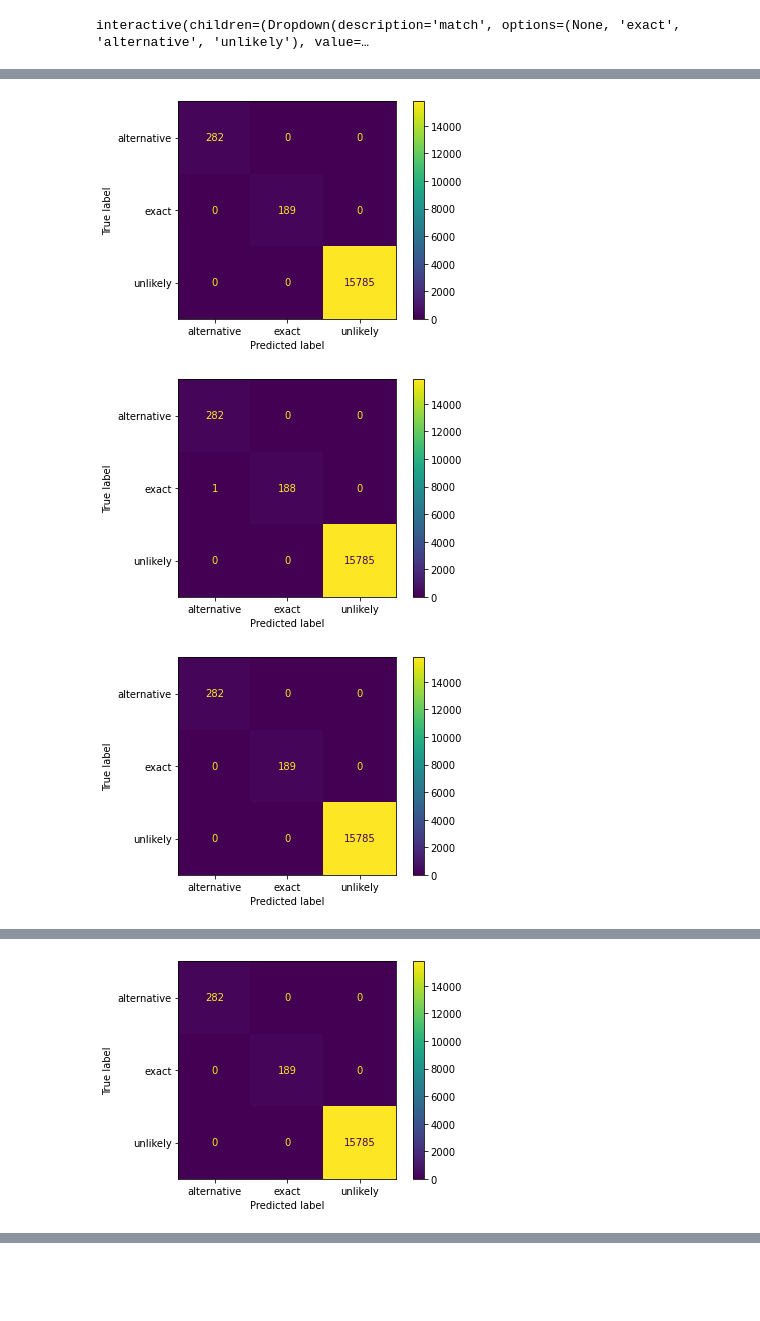
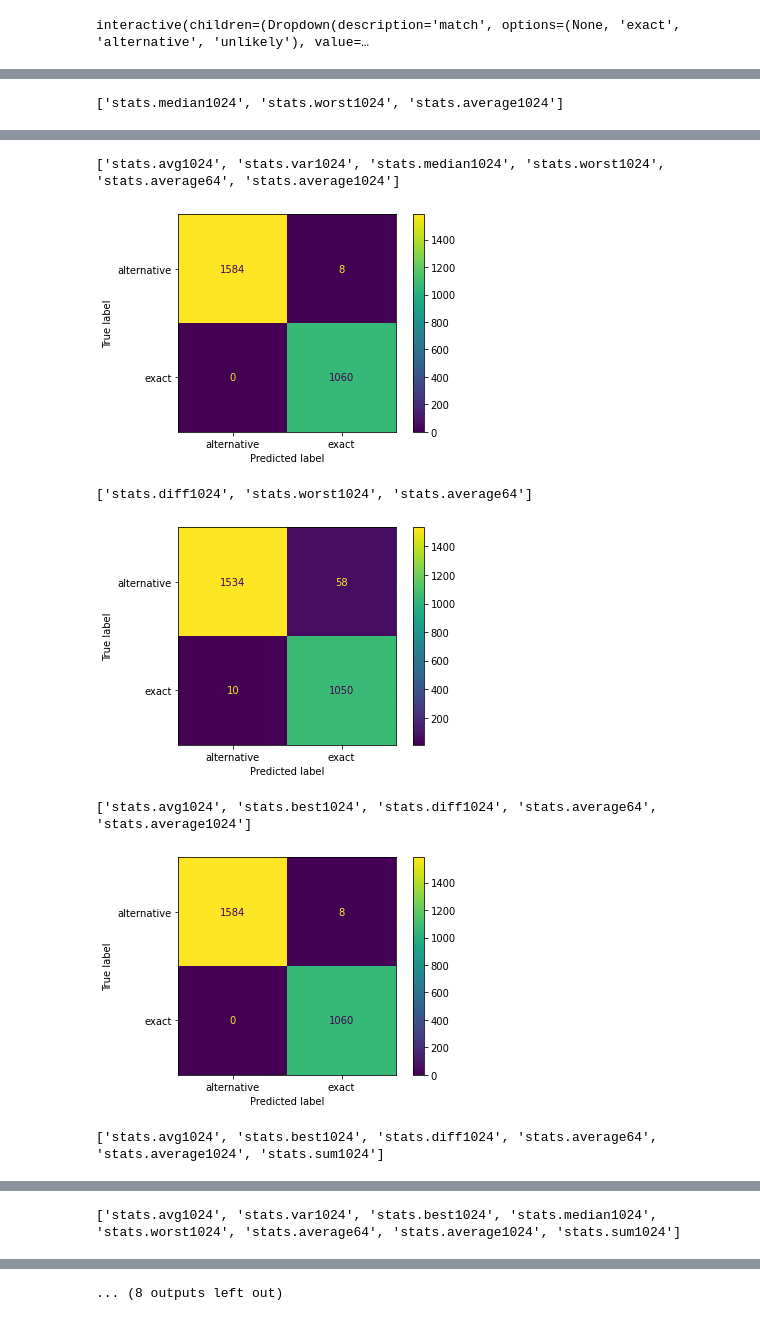
Before and after one commit to NoppesTheFolf/Fluffle, a Jupyter notebook: Fluffle.Notebooks/notebooks/match.ipynb, the cells around one changed output, grey strips where cells are left out. Saved outputs shown, nothing was run; the diff lists cells and outputs as text; code cells hidden in the pictures; blank space fills up the shorter version.

```diff
--- a/Fluffle.Notebooks/notebooks/match.ipynb
+++ b/Fluffle.Notebooks/notebooks/match.ipynb
@@ -205,7 +218,8 @@ sns.scatterplot(data=df[df['stats.best256'] <= UNLIKELY_THRESHOLD], x='stats.bes
 # %%
 # Everything having a 2x worst match than the worst exact match, we will deem an alternative to save time
-ALTERNATIVE_THRESHOLD = df[df['match'] == 'exact']['stats.best256'].max() * 2
+ALTERNATIVE_THRESHOLD = df[df['match'] == 'exact']['stats.best1024'].max() * 2
+print(ALTERNATIVE_THRESHOLD)
 
-df['match'] = df.apply(lambda row: 'alternative' if row['stats.best256'] > ALTERNATIVE_THRESHOLD and row['stats.best256'] <= UNLIKELY_THRESHOLD else row['match'], axis=1)
-sns.scatterplot(data=df[df['stats.best256'] <= UNLIKELY_THRESHOLD], x='stats.best256', y='stats.distance_from_best', hue='match')
+df['match'] = df.apply(lambda row: 'alternative' if row['stats.best1024'] > ALTERNATIVE_THRESHOLD and row['stats.best1024'] <= UNLIKELY_THRESHOLD else row['match'], axis=1)
+sns.scatterplot(data=df[df['stats.best1024'] <= UNLIKELY_THRESHOLD], x='stats.best1024', y='stats.distance_from_best_1024', hue='match')
 # %% [output]
@@ -215,7 +230,7 @@ sns.scatterplot(data=df[df['stats.best256'] <= UNLIKELY_THRESHOLD], x='stats.bes
 # Apply previously mapped results
 df_mappings = pd.DataFrame.from_records(mappings, columns=['id', 'looked_for_id', 'match'])
 df = df.merge(df_mappings, on=['id', 'looked_for_id'], how='left')
-df['match'] = df.apply(lambda row: row['match_x'] if row['match_x'] != 'nan' else row['match_y'] if str(row['match_y']) != 'nan' else 'unlikely' if row['stats.best256'] > UNLIKELY_THRESHOLD else 'unknown', axis=1)
+df['match'] = df.apply(lambda row: row['match_x'] if row['match_x'] != 'nan' else row['match_y'] if str(row['match_y']) != 'nan' else 'unlikely' if row['stats.best1024'] > UNLIKELY_THRESHOLD else 'unknown', axis=1)
 
 df.head()
 # %% [output]
@@ -233,6 +249,6 @@ sns.scatterplot(data=df, x='stats.best256', y='stats.distance_from_best', hue='m
 # %%
 # Anything worse than the unlikely threshold will be deemed an unlikely match. There is no way to know these are alternatives from the data.
-df['match'] = df.apply(lambda row: 'unlikely' if row['stats.best256'] > UNLIKELY_THRESHOLD else row['match'], axis=1)
+df['match'] = df.apply(lambda row: 'unlikely' if row['stats.best1024'] > UNLIKELY_THRESHOLD else row['match'], axis=1)
 
-sns.scatterplot(data=df, x='stats.best256', y='stats.distance_from_best', hue='match')
+sns.scatterplot(data=df, x='stats.best1024', y='stats.distance_from_best_1024', hue='match')
 # %% [output]
@@ -278,21 +294,2 @@ interactive(children=(Dropdown(description='match', options=(None, 'exact', 'alt
 if (df['match'] == 'unknown').any():
     raise Exception('Woah there! You still have not mapped all of the images!')
-# %%
-from itertools import combinations, chain
-from sklearn.tree import DecisionTreeClassifier
-from sklearn.ensemble import RandomForestClassifier
-from sklearn.model_selection import train_test_split
-from sklearn.metrics import f1_score
-
-def create_model(cols):
-    X = df[cols].copy()
-    y = df['match'].copy()
-    X_train, X_test, y_train, y_test = train_test_split(X, y, test_size=0.2, stratify=y, random_state=123)
-
-    model = DecisionTreeClassifier(random_state=123).fit(X_train, y_train)
-    y_pred = model.predict(X_test)
-    return model, f1_score(y_test, y_pred, average='macro')
-
-scores = []
-for cols in tqdm(list(chain(*list(map(lambda i: combinations(stats_cols, i), range(1, len(stats_cols) + 1)))))):
-    scores.append((cols, *create_model(list(cols))))
@@ -319,8 +345,13 @@ df_test.to_csv('test.csv', index=False)
 from sklearn.metrics import plot_confusion_matrix
 
 for top_row in df_model.itertuples():
-    X = df[list(top_row[1])].copy()
-    y = df['match'].copy()
-    model = DecisionTreeClassifier(random_state=123).fit(X, y)
+    X = df_matches[list(top_row[1])].copy()
+    y = df_matches['match'].copy()
+
+    model = RandomForestClassifier(random_state=123).fit(X, y)
+
     plot_confusion_matrix(model, X, y)
+    print(top_row[1])
+    plt.show()
 # %% [output]
+['stats.median1024', 'stats.worst1024', 'stats.average1024']
@@ -328,3 +359,7 @@ for top_row in df_model.itertuples():
+['stats.avg1024', 'stats.var1024', 'stats.median1024', 'stats.worst1024', 'stats.average64', 'stats.average1024']
-[figure, old version]
+[figure, new version]
+['stats.diff1024', 'stats.worst1024', 'stats.average64']
-[figure, old version]
+[figure, new version]
+['stats.avg1024', 'stats.best1024', 'stats.diff1024', 'stats.average64', 'stats.average1024']
-[figure, old version]
+[figure, new version]
+['stats.avg1024', 'stats.best1024', 'stats.diff1024', 'stats.average64', 'stats.average1024', 'stats.sum1024']
@@ -331,0 +367 @@ for top_row in df_model.itertuples():
+['stats.avg1024', 'stats.var1024', 'stats.best1024', 'stats.median1024', 'stats.worst1024', 'stats.average64', 'stats.average1024', 'stats.sum1024']
@@ -333 +368,0 @@ for top_row in df_model.itertuples():
-[figure, removed]
@@ -336,0 +369 @@ for top_row in df_model.itertuples():
+... (8 outputs left out)
```
Also changed, not shown: parts of 21 cells of this notebook, 3 other files.
